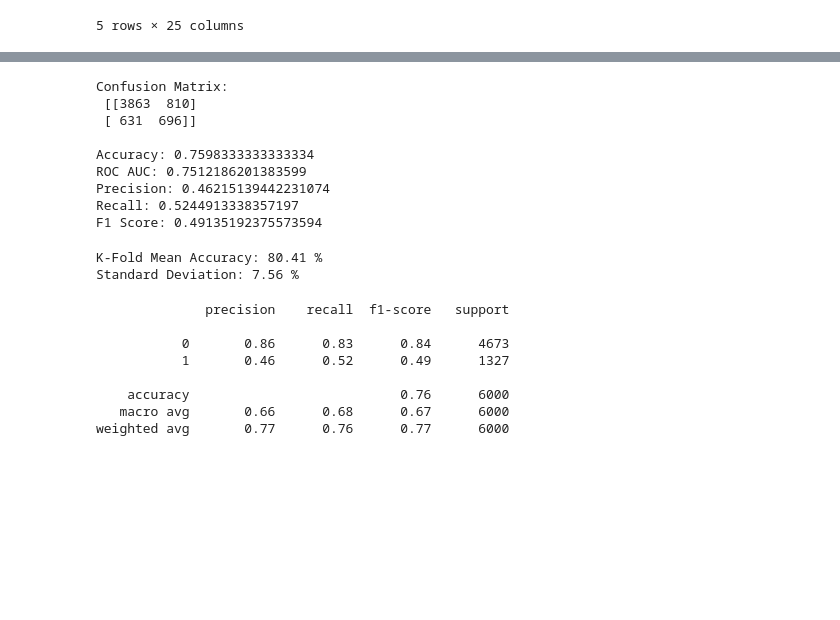
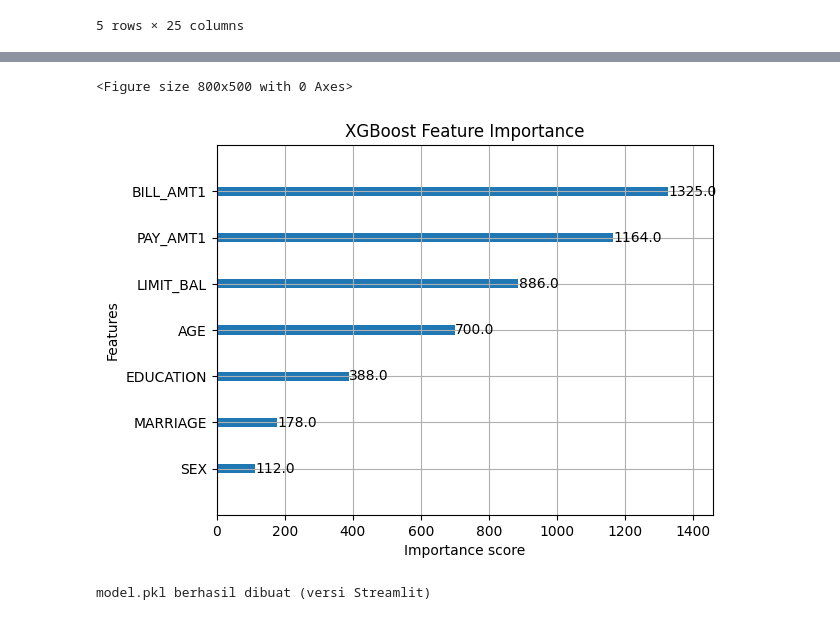
Before and after one commit to MuhammadTaufikRahmatulloh/XGBOOST, a Jupyter notebook: XGboost.ipynb, the cells around one changed output, grey strips where cells are left out. Saved outputs shown, nothing was run; the diff lists cells and outputs as text; code cells hidden in the pictures; blank space fills up the shorter version.

```diff
--- a/XGboost.ipynb
+++ b/XGboost.ipynb
@@ -143,52 +151,15 @@ XGBClassifier(base_score=None, booster=None, callbacks=None,
 # %%
-y_pred = model.predict(X_test)
-y_prob = model.predict_proba(X_test)[:,1]
-
-cm = confusion_matrix(y_test, y_pred)
-acc = accuracy_score(y_test, y_pred)
-roc = roc_auc_score(y_test, y_prob)
-
-precision = precision_score(y_test, y_pred)
-recall = recall_score(y_test, y_pred)
-f1 = f1_score(y_test, y_pred)
-
-print("Confusion Matrix:\n", cm)
-print("\nAccuracy:", acc)
-print("ROC AUC:", roc)
-print("Precision:", precision)
-print("Recall:", recall)
-print("F1 Score:", f1)
+plt.figure(figsize=(8,5))
+plot_importance(model)
+plt.title("XGBoost Feature Importance")
+plt.show()
 # %% [output]
-Confusion Matrix:
- [[3863  810]
- [ 631  696]]
-
-Accuracy: 0.7598333333333334
-ROC AUC: 0.7512186201383599
-Precision: 0.46215139442231074
-Recall: 0.5244913338357197
-F1 Score: 0.49135192375573594
+<Figure size 800x500 with 0 Axes>
+[figure, added]
 # %%
-accuracies = cross_val_score(
-    estimator=model,
-    X=X_train_res,
-    y=y_train_res,
-    cv=10
-)
+with open("model.pkl", "wb") as file:
+    pickle.dump(model, file)
 
-print("K-Fold Mean Accuracy: {:.2f} %".format(accuracies.mean()*100))
-print("Standard Deviation: {:.2f} %".format(accuracies.std()*100))
+print("model.pkl berhasil dibuat (versi Streamlit)")
 # %% [output]
-K-Fold Mean Accuracy: 80.41 %
-Standard Deviation: 7.56 %
+model.pkl berhasil dibuat (versi Streamlit)
-# %%
-print(classification_report(y_test, y_pred))
-# %% [output]
-              precision    recall  f1-score   support
-
-           0       0.86      0.83      0.84      4673
-           1       0.46      0.52      0.49      1327
-
-    accuracy                           0.76      6000
-   macro avg       0.66      0.68      0.67      6000
-weighted avg       0.77      0.76      0.77      6000
```
Also changed, not shown: parts of 13 cells of this notebook, 2 other files.
